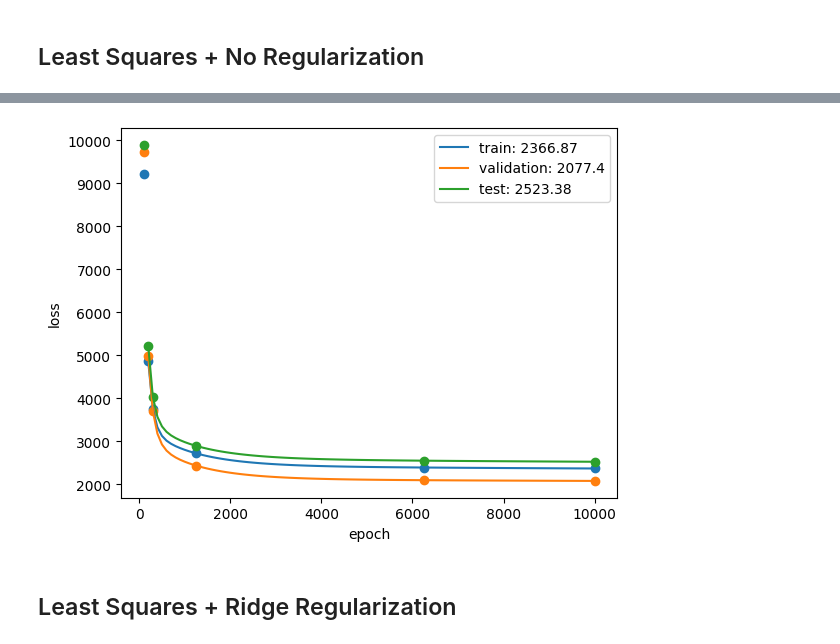
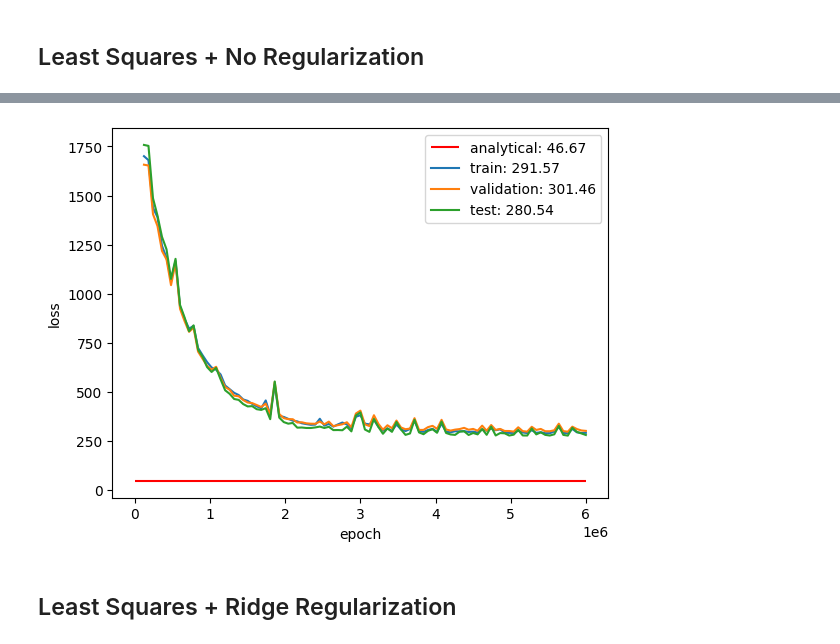
Before and after one commit to Marwyk2003/mpum_miniproject1, a Jupyter notebook: src/regression.ipynb, the cells around one changed output, grey strips where cells are left out. Saved outputs shown, nothing was run; the diff lists cells and outputs as text; code cells hidden in the pictures.

```diff
--- a/src/regression.ipynb
+++ b/src/regression.ipynb
@@ -62,0 +59,5 @@ df_train.head()
+# %%
+figure, axes = plt.subplots(2, 3, sharex=True, figsize=(12,8))
+for y in range(2):
+    for x in range(3):
+        sns.scatterplot(ax=axes[y, x], data=df_train, x=f'x{x+y*3+1}', y='y', label=f'x{x+y*3+1}')
@@ -124,16 +127,16 @@ def plot(model, thetas, X, y, label=''):
     data = {'epoch': epochs[2:], 'loss': loses[2:]}
     sns.lineplot(data=pd.DataFrame(data), x='epoch', y='loss', label=f'{label}: {np.round(loses[-1],2)}')
 
-    px = [int(len(thetas) * x)-1 for x in [0.01, 0.02, 0.03, 0.125, 0.625, 1]]
-    py = [model.mse(y, model.pred(X, thetas[x]), thetas[x]) for x in px]
-    plt.scatter(x=px, y=py)
+    # px = [int(len(thetas) * x)-1 for x in [0.01, 0.02, 0.03, 0.125, 0.625, 1]]
+    # py = [model.mse(y, model.pred(X, thetas[x]), thetas[x]) for x in px]
+    # plt.scatter(x=px, y=py)
 # %% [markdown]
 ## Least Squares + No Regularization
 # %%
 ls_model = LeastSquaresModel(train_X, train_y)
 # %%
-thetas, loss = ls_model.train(10000, step_size=0.2)
-print(f'theta:\t{np.reshape(np.round(thetas[-1],2), thetas[-1].shape[0])})')
+%%time
+thetas, loss = ls_model.train(500000, step_size=0.25)
+# print(f'theta:\t{np.reshape(np.round(thetas[-1],2), thetas[-1].shape[0])})')
 print(f'loss:\t{loss}')
-%time
 # %% [output]
@@ -149,7 +146,7 @@ Wall time: 9.06 µs
 # %%
+%%time
 ls_model.analytical()
-theta,loss = ls_model.analytical()
-print(f'theta:\t{np.reshape(np.round(theta,2), theta.shape[0])}')
-print(f'loss:\t{loss}')
-%time
+a_theta, a_loss = ls_model.analytical()
+# print(f'theta:\t{np.reshape(np.round(a_theta,2), a_theta.shape[0])}')
+print(f'loss:\t{a_loss}')
 # %% [output]
@@ -164,9 +156,10 @@ Wall time: 5.01 µs
 # %%
+plt.hlines(y=a_loss, xmin=0, xmax=len(thetas)-1, color='red', label=f'analytical: {np.round(a_loss,2)}')
 plot(ls_model, thetas, train_X, train_y, label='train')
 plot(ls_model, thetas, valid_X, valid_y, label='validation')
 plot(ls_model, thetas, test_X, test_y, label='test')
 # %% [output]
-[figure, old version]
+[figure, new version]
 # %% [markdown]
 ## Least Squares + Ridge Regularization
 # %%
```
Also changed, not shown: parts of 20 cells of this notebook, 1 other file.
